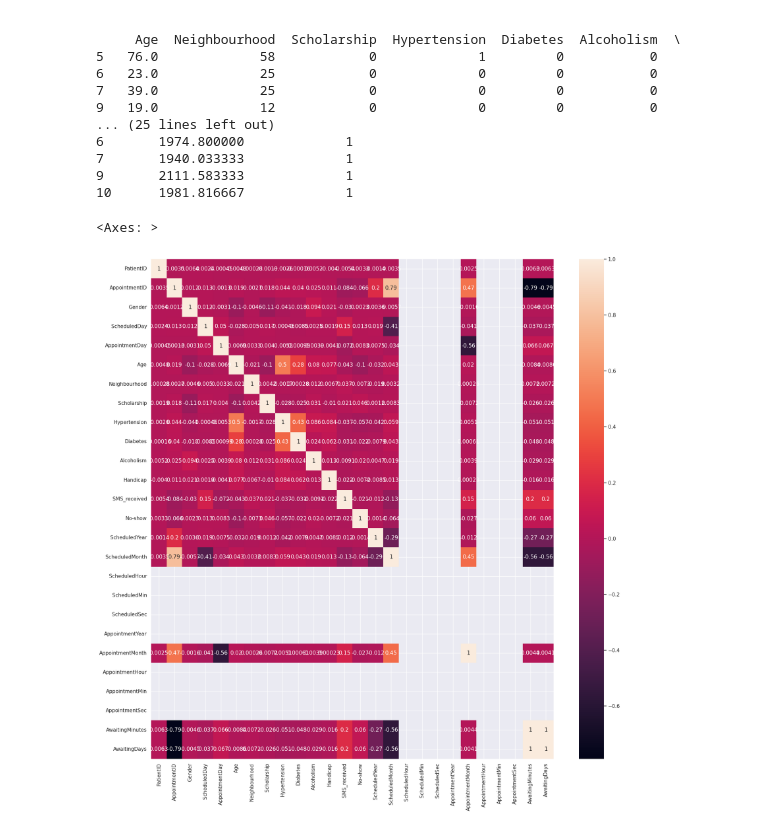
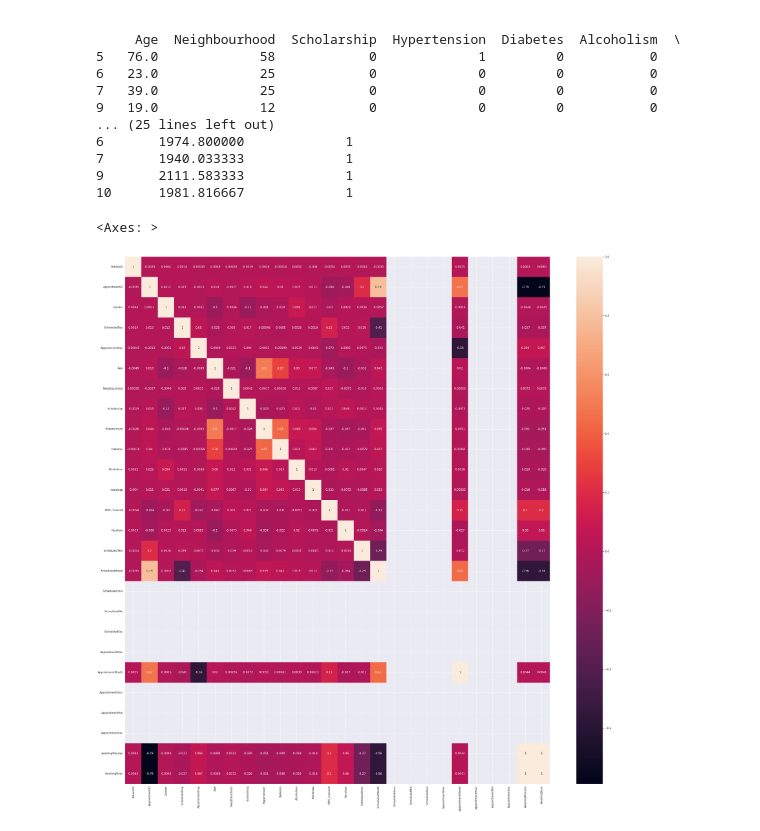
Before and after one commit to dtee1/medium-articles, a Jupyter notebook: feature-engineering-and-dataset-preparation-for-machine-learning-a-comprehensive-guide/feature_engineering_and_dataset_preparation_for_machine_learning_a_comprehensive_guide.ipynb, the cells around one changed output. Saved outputs shown, nothing was run; the diff lists cells and outputs as text; code cells hidden in the pictures.

```diff
--- a/feature-engineering-and-dataset-preparation-for-machine-learning-a-comprehensive-guide/feature_engineering_and_dataset_preparation_for_machine_learning_a_comprehensive_guide.ipynb
+++ b/feature-engineering-and-dataset-preparation-for-machine-learning-a-comprehensive-guide/feature_engineering_and_dataset_preparation_for_machine_learning_a_comprehensive_guide.ipynb
@@ -19,10 +19,10 @@ def load_dataset():
         Loaded dataset from 'MedicalCentre.csv'
   """
   if not os.path.isfile("MedicalCentre.csv"):
-    raise FileNotFoundError("File 'MedicalCentre.csv' not found in working directory. "
-                            "Please ensure the file is present directly in the working directory ")
+    raise FileNotFoundError("File 'MedicalCentre.csv' not found in working directory.")
 
   dataset = pd.read_csv("MedicalCentre.csv")
+  print("Successfully loaded data")
   return dataset
 # %%
 dataset=load_dataset()
@@ -194,8 +196,8 @@ print(processed_dataset.head())
 9       2111.583333             1
 10      1981.816667             1
 # %%
-sns.set(rc={'figure.figsize': (20, 20)})
+sns.set(rc={'figure.figsize': (40, 40)})
 sns.heatmap(processed_dataset.corr(),annot=True)
 # %% [output]
 <Axes: >
-[figure, old version]
+[figure, new version]
```
Also changed, not shown: parts of 2 cells of this notebook.
